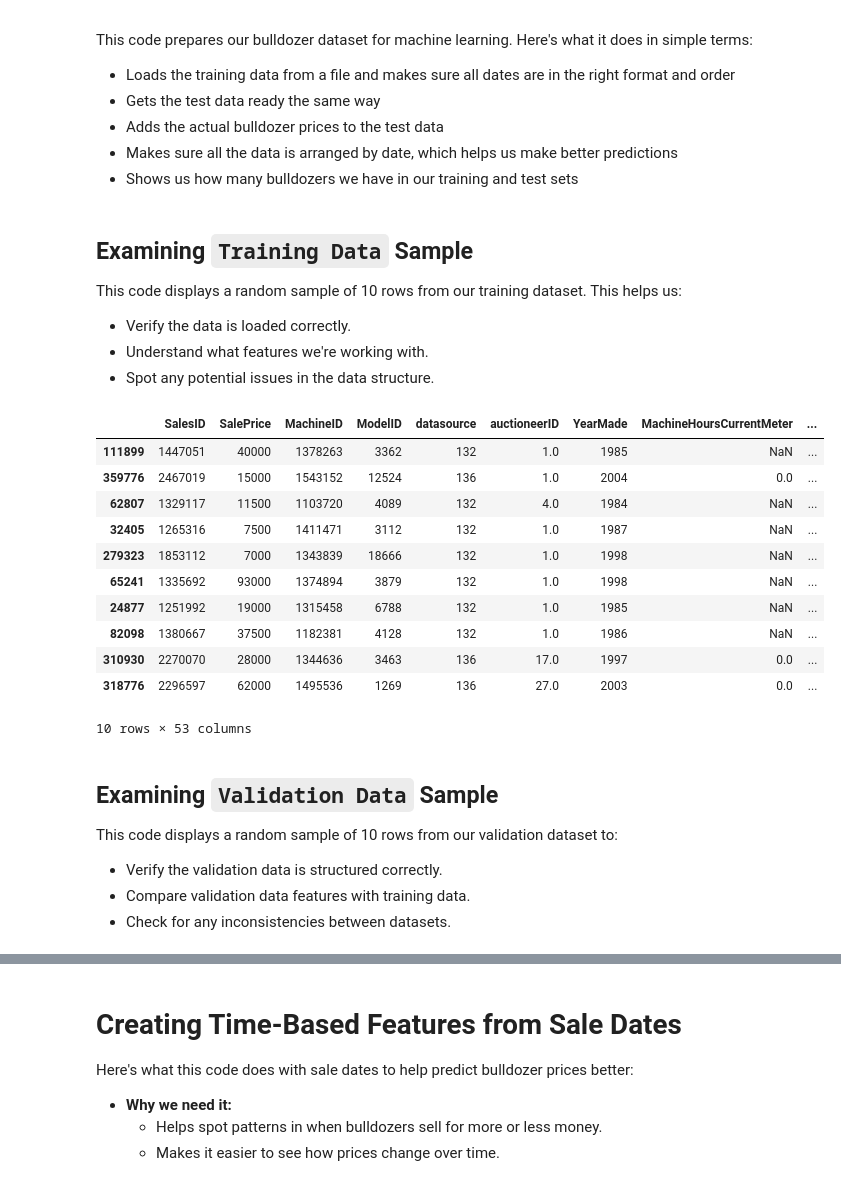
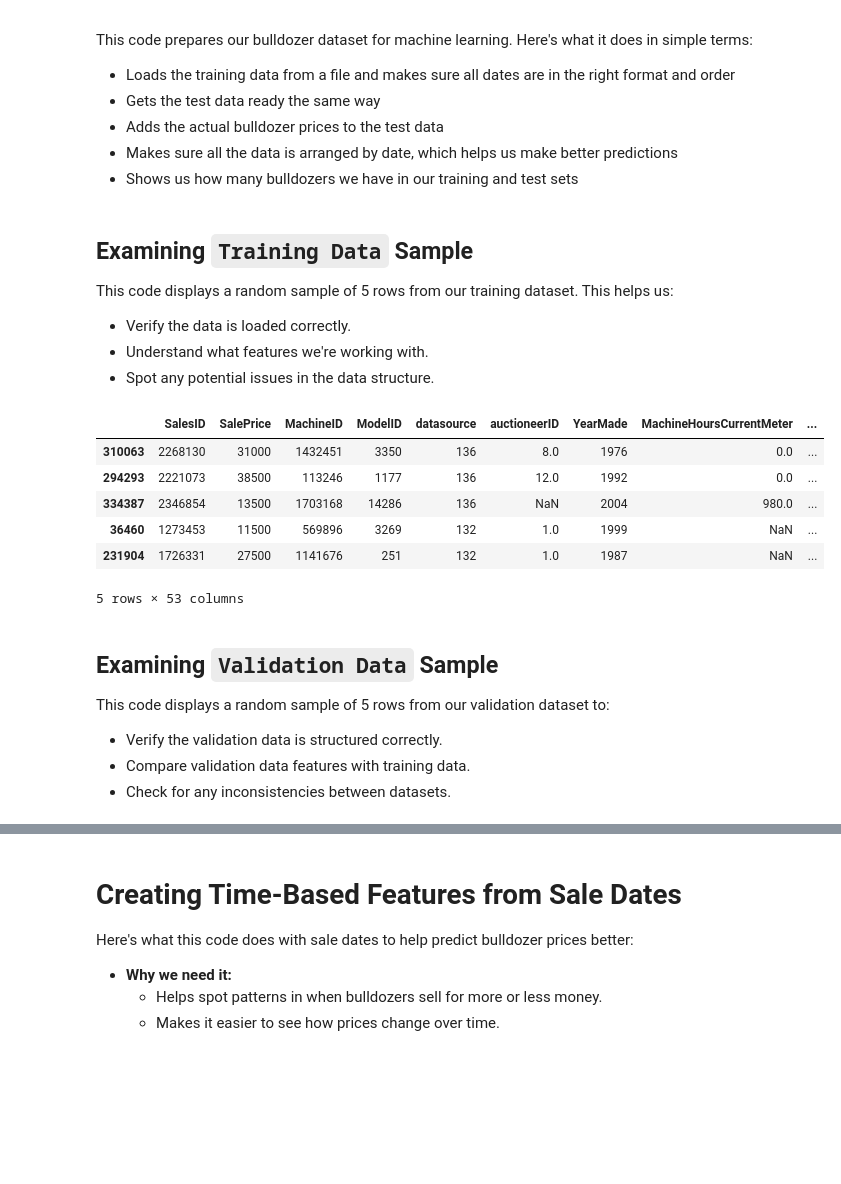
Before and after one commit to Blignaut24/About-BulldozerPriceGenius-_BPG-_v2, a Jupyter notebook: jupyter_notebooks/05_model_training_and_evaluation.ipynb, the cells around one changed output, grey strips where cells are left out. Cells and saved outputs as stored; diff of their text form; code cells hidden in the pictures; blank space fills up the shorter version.

```diff
--- a/jupyter_notebooks/05_model_training_and_evaluation.ipynb
+++ b/jupyter_notebooks/05_model_training_and_evaluation.ipynb
@@ -427,31 +445,26 @@ This code prepares our bulldozer dataset for machine learning. Here's what it do
 # %% [markdown]
 ## Examining `Training Data` Sample
 
-This code displays a random sample of 10 rows from our training dataset. This helps us:
+This code displays a random sample of 5 rows from our training dataset. This helps us:
 
 - Verify the data is loaded correctly.
 - Understand what features we're working with.
 - Spot any potential issues in the data structure.
 # %%
 # Let's check out the training DataFrame
-train_df.sample(10)
+train_df.sample(5)
 # %% [output]
 |  | SalesID | SalePrice | MachineID | ModelID | datasource | auctioneerID | YearMade | MachineHoursCurrentMeter | ... |
-| 111899 | 1447051 | 40000 | 1378263 | 3362 | 132 | 1.0 | 1985 | NaN | ... |
-| 359776 | 2467019 | 15000 | 1543152 | 12524 | 136 | 1.0 | 2004 | 0.0 | ... |
-| 62807 | 1329117 | 11500 | 1103720 | 4089 | 132 | 4.0 | 1984 | NaN | ... |
-| 32405 | 1265316 | 7500 | 1411471 | 3112 | 132 | 1.0 | 1987 | NaN | ... |
-| 279323 | 1853112 | 7000 | 1343839 | 18666 | 132 | 1.0 | 1998 | NaN | ... |
-| 65241 | 1335692 | 93000 | 1374894 | 3879 | 132 | 1.0 | 1998 | NaN | ... |
-| 24877 | 1251992 | 19000 | 1315458 | 6788 | 132 | 1.0 | 1985 | NaN | ... |
-| 82098 | 1380667 | 37500 | 1182381 | 4128 | 132 | 1.0 | 1986 | NaN | ... |
-| 310930 | 2270070 | 28000 | 1344636 | 3463 | 136 | 17.0 | 1997 | 0.0 | ... |
-| 318776 | 2296597 | 62000 | 1495536 | 1269 | 136 | 27.0 | 2003 | 0.0 | ... |
+| 310063 | 2268130 | 31000 | 1432451 | 3350 | 136 | 8.0 | 1976 | 0.0 | ... |
+| 294293 | 2221073 | 38500 | 113246 | 1177 | 136 | 12.0 | 1992 | 0.0 | ... |
+| 334387 | 2346854 | 13500 | 1703168 | 14286 | 136 | NaN | 2004 | 980.0 | ... |
+| 36460 | 1273453 | 11500 | 569896 | 3269 | 132 | 1.0 | 1999 | NaN | ... |
+| 231904 | 1726331 | 27500 | 1141676 | 251 | 132 | 1.0 | 1987 | NaN | ... |
-10 rows × 53 columns
+5 rows × 53 columns
 # %% [markdown]
 ## Examining `Validation Data` Sample
 
-This code displays a random sample of 10 rows from our validation dataset to:
+This code displays a random sample of 5 rows from our validation dataset to:
 
 - Verify the validation data is structured correctly.
 - Compare validation data features with training data.
```
Also changed, not shown: parts of 41 cells of this notebook.
